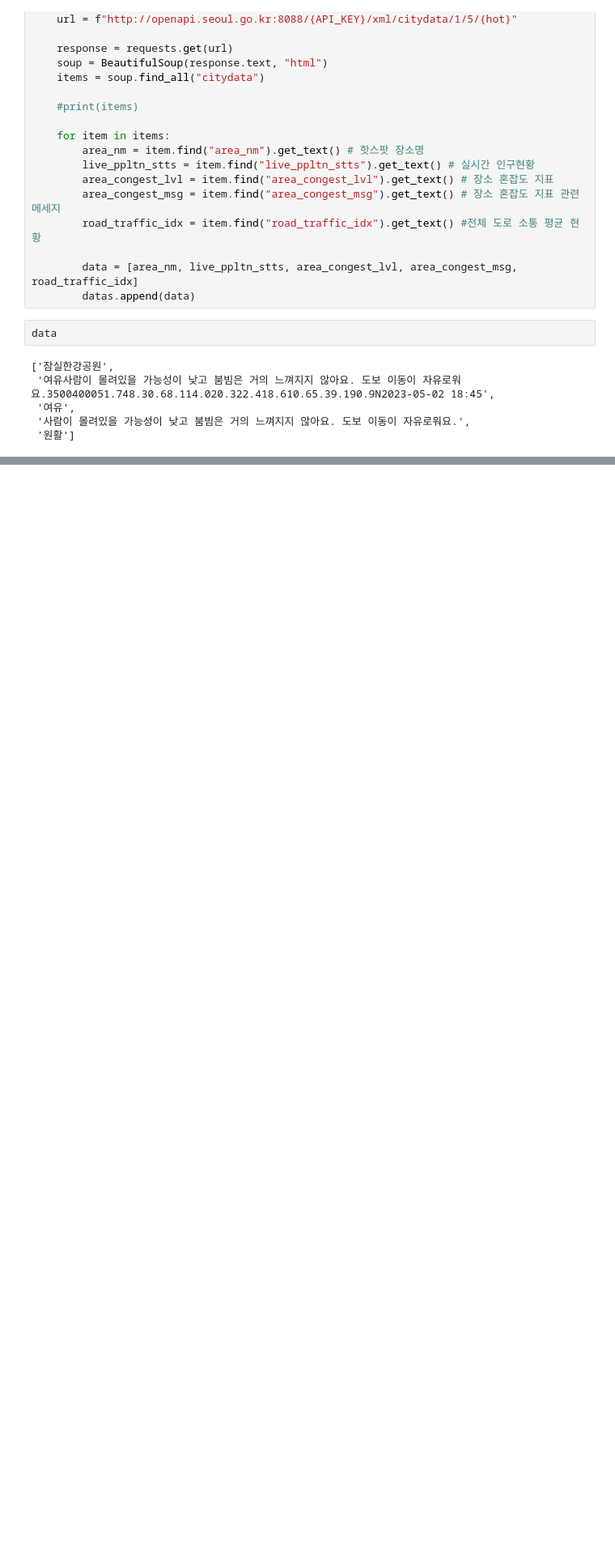
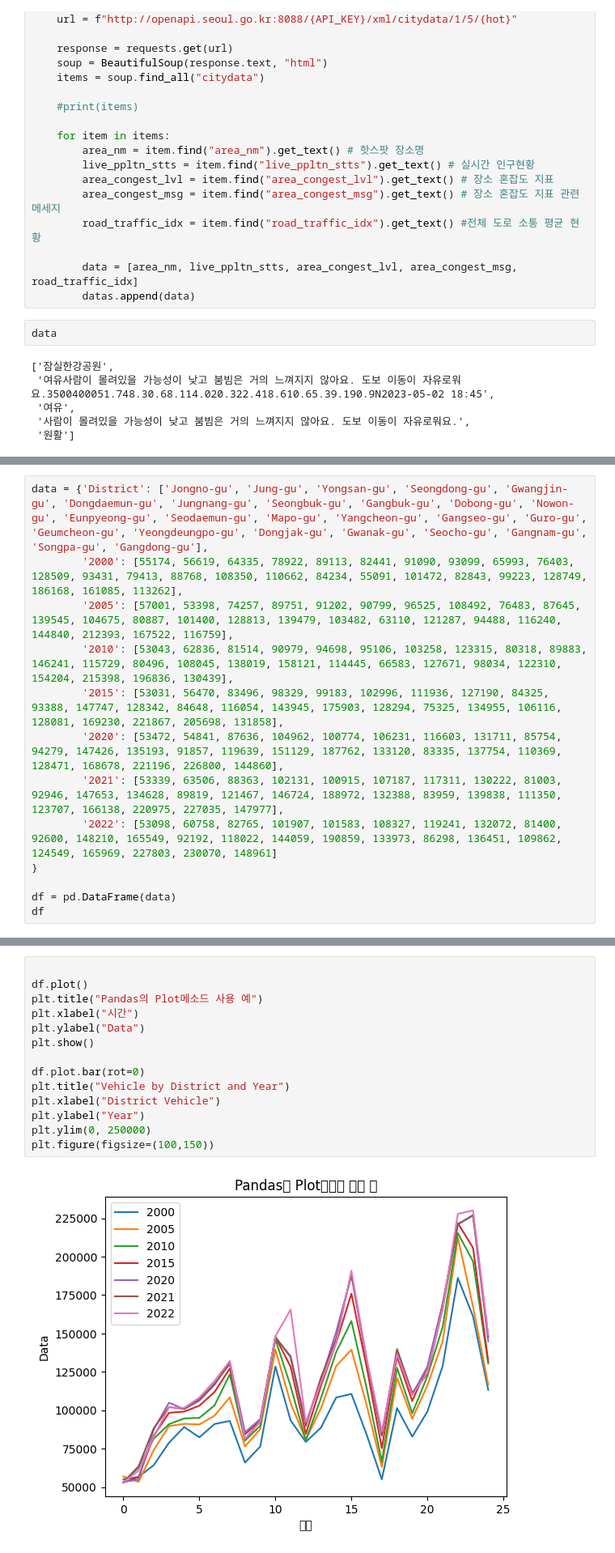
Before and after one commit to kscold/GitHub-workspace, a Jupyter notebook: bigdata_class/팀프로젝트 개발/test.ipynb, the cells around one changed output, grey strips where cells are left out. Shown: that part at 81% size. Saved outputs shown, nothing was run; the diff lists cells and outputs as text; blank space fills up the shorter version.

```diff
--- a/bigdata_class/팀프로젝트 개발/test.ipynb
+++ b/bigdata_class/팀프로젝트 개발/test.ipynb
@@ -43,0 +49,13 @@ data
+# %%
+data = {'District': ['Jongno-gu', 'Jung-gu', 'Yongsan-gu', 'Seongdong-gu', 'Gwangjin-gu', 'Dongdaemun-gu', 'Jungnang-gu', 'Seongbuk-gu', 'Gangbuk-gu', 'Dobong-gu', 'Nowon-gu', 'Eunpyeong-gu', 'Seodaemun-gu', 'Mapo-gu', 'Yangcheon-gu', 'Gangseo-gu', 'Guro-gu', 'Geumcheon-gu', 'Yeongdeungpo-gu', 'Dongjak-gu', 'Gwanak-gu', 'Seocho-gu', 'Gangnam-gu', 'Songpa-gu', 'Gangdong-gu'],
+        '2000': [55174, 56619, 64335, 78922, 89113, 82441, 91090, 93099, 65993, 76403, 128509, 93431, 79413, 88768, 108350, 110662, 84234, 55091, 101472, 82843, 99223, 128749, 186168, 161085, 113262],
+        '2005': [57001, 53398, 74257, 89751, 91202, 90799, 96525, 108492, 76483, 87645, 139545, 104675, 80887, 101400, 128813, 139479, 103482, 63110, 121287, 94488, 116240, 144840, 212393, 167522, 116759],
+        '2010': [53043, 62836, 81514, 90979, 94698, 95106, 103258, 123315, 80318, 89883, 146241, 115729, 80496, 108045, 138019, 158121, 114445, 66583, 127671, 98034, 122310, 154204, 215398, 196836, 130439],
+        '2015': [53031, 56470, 83496, 98329, 99183, 102996, 111936, 127190, 84325, 93388, 147747, 128342, 84648, 116054, 143945, 175903, 128294, 75325, 134955, 106116, 128081, 169230, 221867, 205698, 131858],
+        '2020': [53472, 54841, 87636, 104962, 100774, 106231, 116603, 131711, 85754, 94279, 147426, 135193, 91857, 119639, 151129, 187762, 133120, 83335, 137754, 110369, 128471, 168678, 221196, 226800, 144860],
+        '2021': [53339, 63506, 88363, 102131, 100915, 107187, 117311, 130222, 81003, 92946, 147653, 134628, 89819, 121467, 146724, 188972, 132388, 83959, 139838, 111350, 123707, 166138, 220975, 227035, 147977],
+        '2022': [53098, 60758, 82765, 101907, 101583, 108327, 119241, 132072, 81400, 92600, 148210, 165549, 92192, 118022, 144059, 190859, 133973, 86298, 136451, 109862, 124549, 165969, 227803, 230070, 148961]
+}
+
+df = pd.DataFrame(data)
+df
@@ -43,0 +80,16 @@ data
+# %%
+
+df.plot()
+plt.title("Pandas의 Plot메소드 사용 예")
+plt.xlabel("시간")
+plt.ylabel("Data")
+plt.show()
+
+df.plot.bar(rot=0)
+plt.title("Vehicle by District and Year")
+plt.xlabel("District Vehicle")
+plt.ylabel("Year")
+plt.ylim(0, 250000)
+plt.figure(figsize=(100,150))
+# %% [output]
+[figure, added]
```
Also changed, not shown: parts of 5 cells of this notebook, 4 other files.
